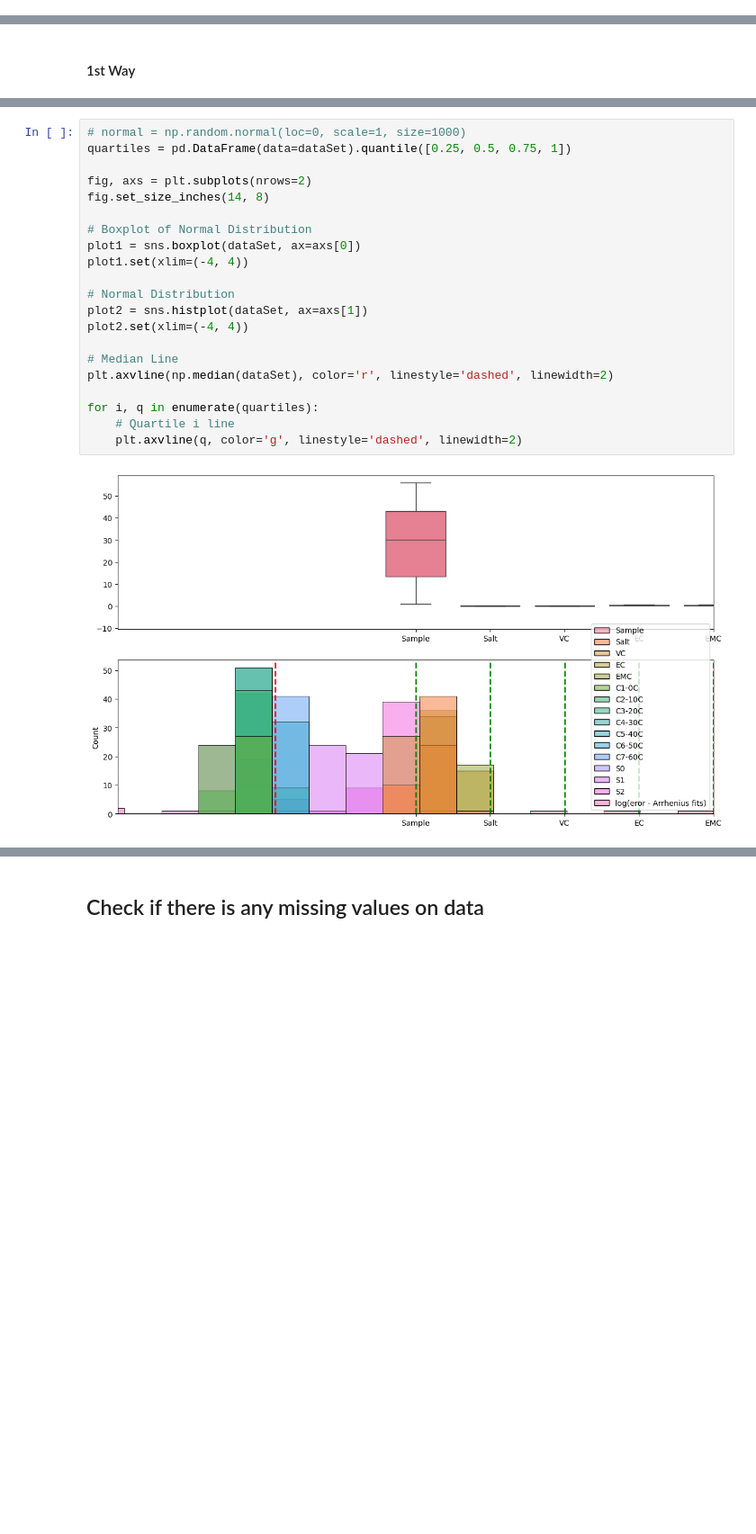
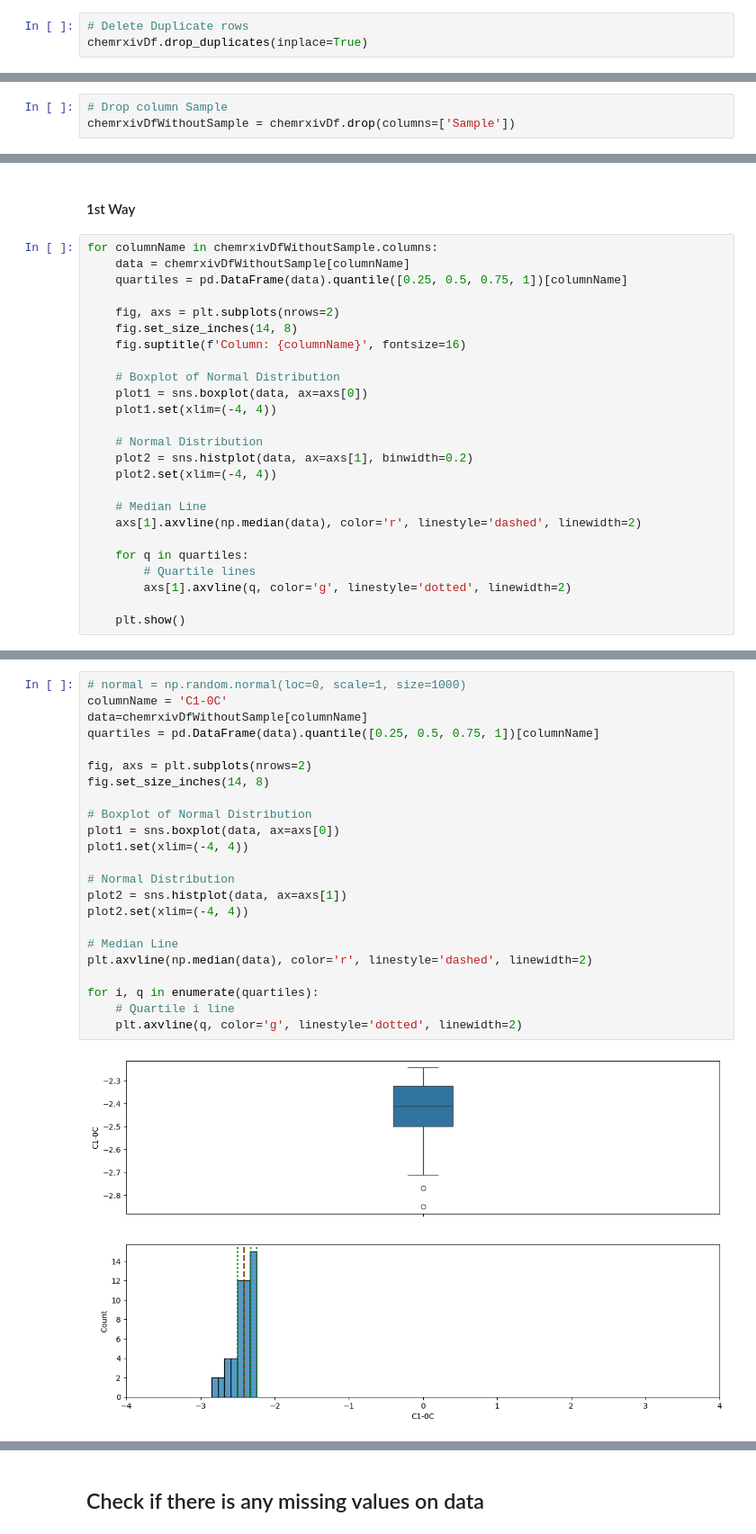
Before and after one commit to Phonginhere/cos40007, a Jupyter notebook: week1/practicalWeek1/homework/lbef.ipynb, the cells around one changed output, grey strips where cells are left out. Shown at 90% size. Drawn from its saved outputs; the diff is of its cells as text; blank space fills up the shorter version.

```diff
--- a/week1/practicalWeek1/homework/lbef.ipynb
+++ b/week1/practicalWeek1/homework/lbef.ipynb
@@ -105,0 +96,3 @@ display(dataSet.drop_duplicates())
+# %%
+# Delete Duplicate rows
+chemrxivDf.drop_duplicates(inplace=True)
@@ -113,3 +111,6 @@ import seaborn as sns
 import matplotlib.pyplot as plt
 # %% [markdown]
 ### 2.2 Using boxplots to check outliers in the data
+# %%
+# Drop column Sample
+chemrxivDfWithoutSample = chemrxivDf.drop(columns=['Sample'])
@@ -116,2 +153,27 @@ import matplotlib.pyplot as plt
 # %% [markdown]
 #### 1st Way
+# %%
+for columnName in chemrxivDfWithoutSample.columns:
+    data = chemrxivDfWithoutSample[columnName]
+    quartiles = pd.DataFrame(data).quantile([0.25, 0.5, 0.75, 1])[columnName]
+
+    fig, axs = plt.subplots(nrows=2)
+    fig.set_size_inches(14, 8)
+    fig.suptitle(f'Column: {columnName}', fontsize=16)
+
+    # Boxplot of Normal Distribution
+    plot1 = sns.boxplot(data, ax=axs[0])
+    plot1.set(xlim=(-4, 4))
+
+    # Normal Distribution
+    plot2 = sns.histplot(data, ax=axs[1], binwidth=0.2)
+    plot2.set(xlim=(-4, 4))
+
+    # Median Line
+    axs[1].axvline(np.median(data), color='r', linestyle='dashed', linewidth=2)
+
+    for q in quartiles:
+        # Quartile lines
+        axs[1].axvline(q, color='g', linestyle='dotted', linewidth=2)
+
+    plt.show()
@@ -118,23 +194,25 @@ import matplotlib.pyplot as plt
 # %%
 # normal = np.random.normal(loc=0, scale=1, size=1000)
-quartiles = pd.DataFrame(data=dataSet).quantile([0.25, 0.5, 0.75, 1])
+columnName = 'C1-0C'
+data=chemrxivDfWithoutSample[columnName]
+quartiles = pd.DataFrame(data).quantile([0.25, 0.5, 0.75, 1])[columnName]
 
 fig, axs = plt.subplots(nrows=2)
 fig.set_size_inches(14, 8)
 
 # Boxplot of Normal Distribution
-plot1 = sns.boxplot(dataSet, ax=axs[0])
+plot1 = sns.boxplot(data, ax=axs[0])
 plot1.set(xlim=(-4, 4))
 
 # Normal Distribution
-plot2 = sns.histplot(dataSet, ax=axs[1])
+plot2 = sns.histplot(data, ax=axs[1])
 plot2.set(xlim=(-4, 4))
 
 # Median Line
-plt.axvline(np.median(dataSet), color='r', linestyle='dashed', linewidth=2)
+plt.axvline(np.median(data), color='r', linestyle='dashed', linewidth=2)
 
 for i, q in enumerate(quartiles):
     # Quartile i line
-    plt.axvline(q, color='g', linestyle='dashed', linewidth=2)
+    plt.axvline(q, color='g', linestyle='dotted', linewidth=2)
 # %% [output]
-[figure, old version]
+[figure, new version]
```
Also changed, not shown: parts of 76 cells of this notebook, 8 other files.
